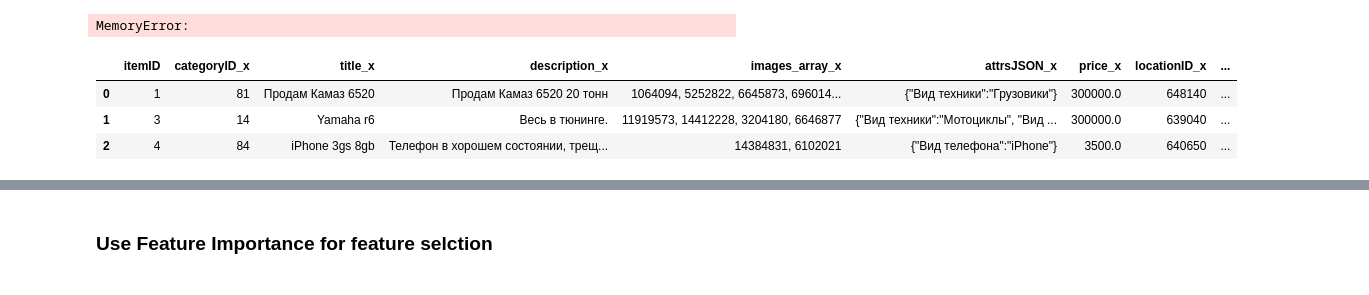
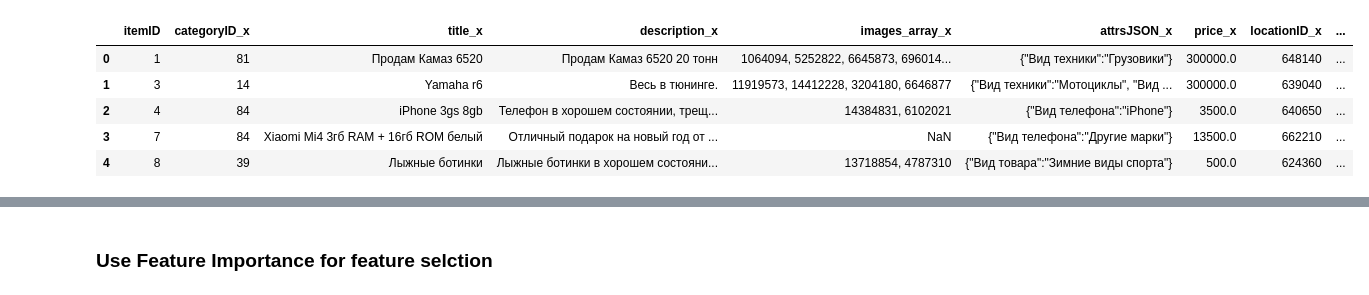
Before and after one commit to Chialijuan/Avito, a Jupyter notebook: testing_grounds/xgBoost.ipynb, the cells around one changed output, grey strips where cells are left out. Saved outputs shown, nothing was run; the diff lists cells and outputs as text; code cells hidden in the pictures.

```diff
--- a/testing_grounds/xgBoost.ipynb
+++ b/testing_grounds/xgBoost.ipynb
@@ -11,15 +11,15 @@ pd.options.display.max_columns = None
 pd.options.display.max_colwidth = 1
 # %%
-train = pd.read_csv('ItemInfo_trainfull.csv', encoding='utf-8')
+train = pd.read_csv('../ItemInfo_trainfull.csv', encoding='utf-8', nrows=400)
-# %% [output]
-MemoryError:
-# %%
-train[0:3]
-# %% [output]
-|  | itemID | categoryID_x | title_x | description_x | images_array_x | attrsJSON_x | price_x | locationID_x | ... |
-| 0 | 1 | 81 | Продам Камаз 6520 | Продам Камаз 6520 20 тонн | 1064094, 5252822, 6645873, 696014... | {"Вид техники":"Грузовики"} | 300000.0 | 648140 | ... |
-| 1 | 3 | 14 | Yamaha r6 | Весь в тюнинге. | 11919573, 14412228, 3204180, 6646877 | {"Вид техники":"Мотоциклы", "Вид ... | 300000.0 | 639040 | ... |
-| 2 | 4 | 84 | iPhone 3gs 8gb | Телефон в хорошем состоянии, трещ... | 14384831, 6102021 | {"Вид телефона":"iPhone"} | 3500.0 | 640650 | ... |
+# %%
+train.head()
+# %% [output]
+|  | itemID | categoryID_x | title_x | description_x | images_array_x | attrsJSON_x | price_x | locationID_x | ... |
+| 0 | 1 | 81 | Продам Камаз 6520 | Продам Камаз 6520 20 тонн | 1064094, 5252822, 6645873, 696014... | {"Вид техники":"Грузовики"} | 300000.0 | 648140 | ... |
+| 1 | 3 | 14 | Yamaha r6 | Весь в тюнинге. | 11919573, 14412228, 3204180, 6646877 | {"Вид техники":"Мотоциклы", "Вид ... | 300000.0 | 639040 | ... |
+| 2 | 4 | 84 | iPhone 3gs 8gb | Телефон в хорошем состоянии, трещ... | 14384831, 6102021 | {"Вид телефона":"iPhone"} | 3500.0 | 640650 | ... |
+| 3 | 7 | 84 | Xiaomi Mi4 3гб RAM + 16гб ROM белый | Отличный подарок на новый год от ... | NaN | {"Вид телефона":"Другие марки"} | 13500.0 | 662210 | ... |
+| 4 | 8 | 39 | Лыжные ботинки | Лыжные ботинки в хорошем состояни... | 13718854, 4787310 | {"Вид товара":"Зимние виды спорта"} | 500.0 | 624360 | ... |
 # %%
 # Null values are numerical, impute with zero
 train = train.fillna(value=0,axis=1)
```
Also changed, not shown: parts of 17 cells of this notebook, 3 other files.
